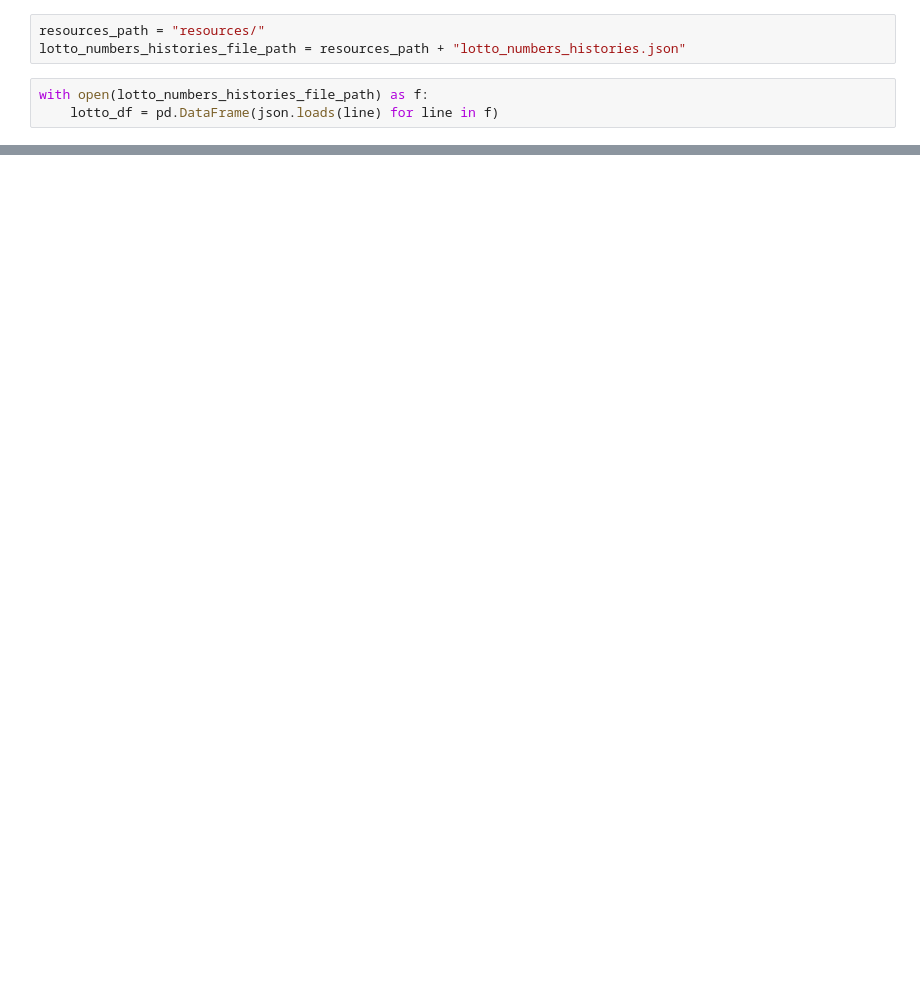
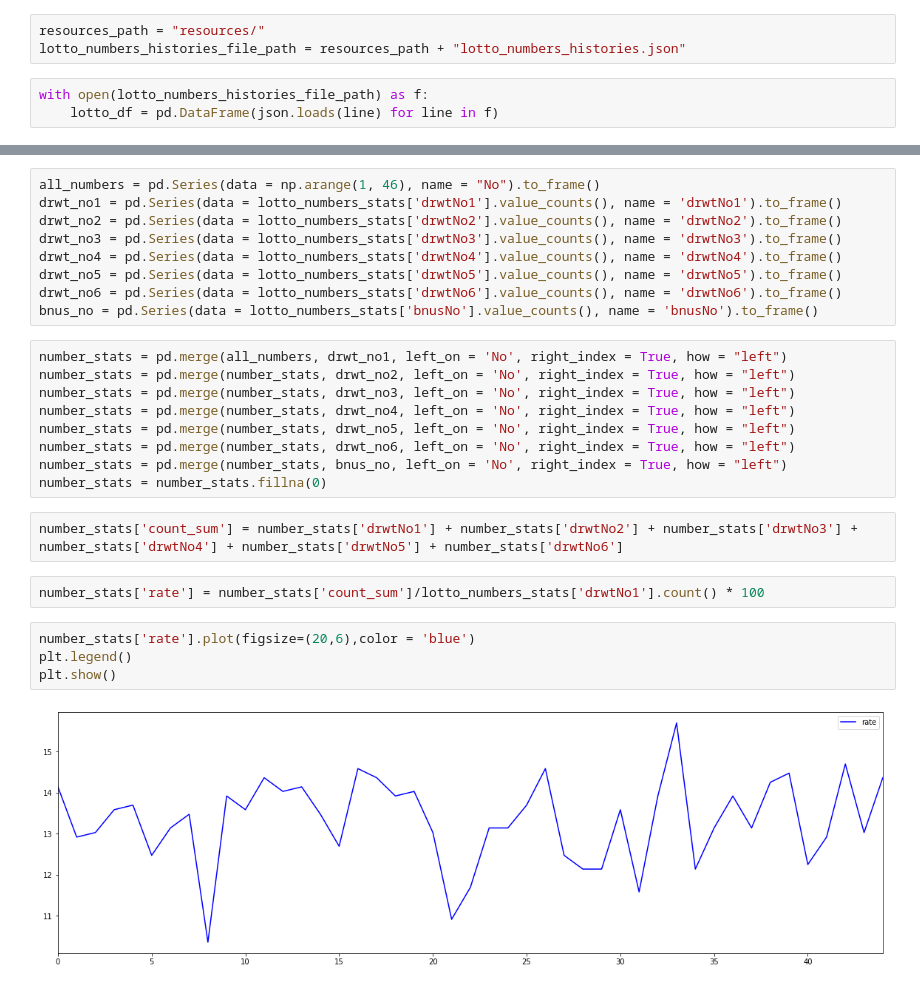
Before and after one commit to tomining/data_analysis, a Jupyter notebook: lotto/lotto_number_analysis.ipynb, the cells around one changed output, grey strips where cells are left out. Cells and saved outputs as stored; diff of their text form; blank space fills up the shorter version.

```diff
--- a/lotto/lotto_number_analysis.ipynb
+++ b/lotto/lotto_number_analysis.ipynb
@@ -46,0 +101,28 @@ KeyError: 'Only a column name can be used for the key in a dtype mappings argume
+# %%
+all_numbers = pd.Series(data = np.arange(1, 46), name = "No").to_frame()
+drwt_no1 = pd.Series(data = lotto_numbers_stats['drwtNo1'].value_counts(), name = 'drwtNo1').to_frame()
+drwt_no2 = pd.Series(data = lotto_numbers_stats['drwtNo2'].value_counts(), name = 'drwtNo2').to_frame()
+drwt_no3 = pd.Series(data = lotto_numbers_stats['drwtNo3'].value_counts(), name = 'drwtNo3').to_frame()
+drwt_no4 = pd.Series(data = lotto_numbers_stats['drwtNo4'].value_counts(), name = 'drwtNo4').to_frame()
+drwt_no5 = pd.Series(data = lotto_numbers_stats['drwtNo5'].value_counts(), name = 'drwtNo5').to_frame()
+drwt_no6 = pd.Series(data = lotto_numbers_stats['drwtNo6'].value_counts(), name = 'drwtNo6').to_frame()
+bnus_no = pd.Series(data = lotto_numbers_stats['bnusNo'].value_counts(), name = 'bnusNo').to_frame()
+# %%
+number_stats = pd.merge(all_numbers, drwt_no1, left_on = 'No', right_index = True, how = "left")
+number_stats = pd.merge(number_stats, drwt_no2, left_on = 'No', right_index = True, how = "left")
+number_stats = pd.merge(number_stats, drwt_no3, left_on = 'No', right_index = True, how = "left")
+number_stats = pd.merge(number_stats, drwt_no4, left_on = 'No', right_index = True, how = "left")
+number_stats = pd.merge(number_stats, drwt_no5, left_on = 'No', right_index = True, how = "left")
+number_stats = pd.merge(number_stats, drwt_no6, left_on = 'No', right_index = True, how = "left")
+number_stats = pd.merge(number_stats, bnus_no, left_on = 'No', right_index = True, how = "left")
+number_stats = number_stats.fillna(0)
+# %%
+number_stats['count_sum'] = number_stats['drwtNo1'] + number_stats['drwtNo2'] + number_stats['drwtNo3'] + number_stats['drwtNo4'] + number_stats['drwtNo5'] + number_stats['drwtNo6']
+# %%
+number_stats['rate'] = number_stats['count_sum']/lotto_numbers_stats['drwtNo1'].count() * 100
+# %%
+number_stats['rate'].plot(figsize=(20,6),color = 'blue')
+plt.legend()
+plt.show()
+# %% [output]
+[figure, added]
```
Also changed, not shown: parts of 13 cells of this notebook, 2 other files.
